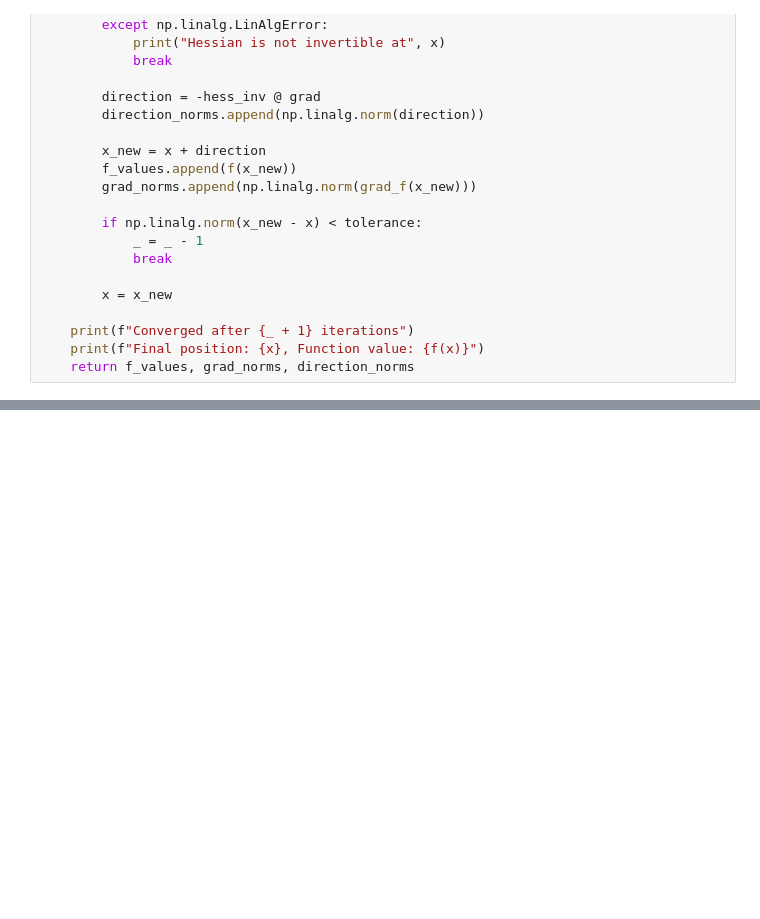
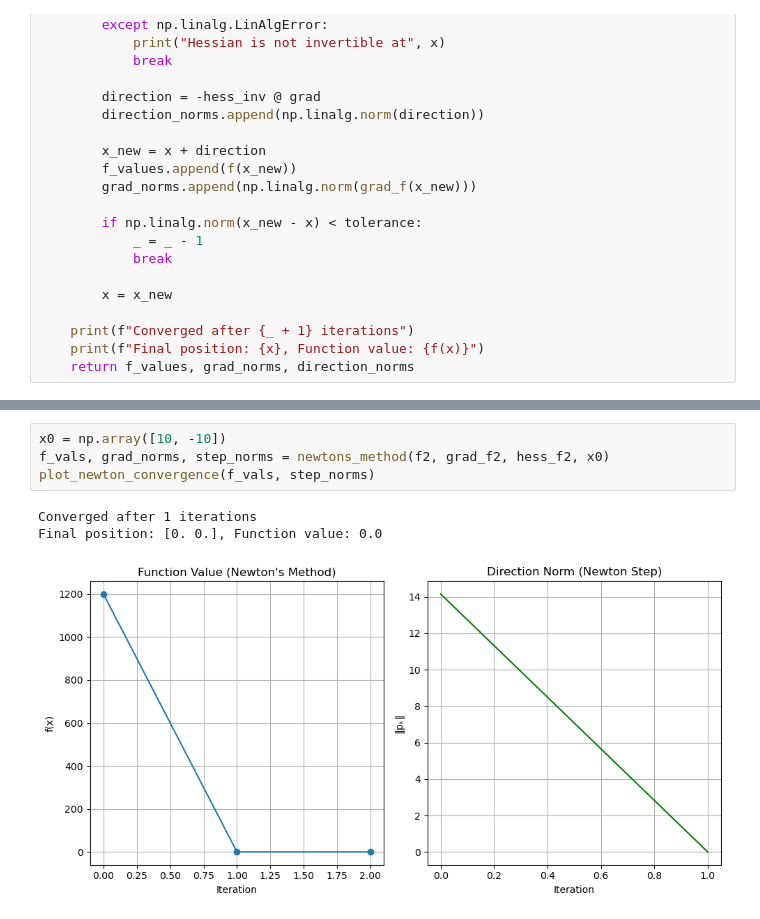
Before and after one commit to Devang420/Summer-Project, a Jupyter notebook: newtons.ipynb, the cells around one changed output, grey strips where cells are left out. Saved outputs shown, nothing was run; the diff lists cells and outputs as text; blank space fills up the shorter version.

```diff
--- a/newtons.ipynb
+++ b/newtons.ipynb
@@ -132,0 +120,8 @@ plt.show()
+# %%
+x0 = np.array([10, -10])
+f_vals, grad_norms, step_norms = newtons_method(f2, grad_f2, hess_f2, x0)
+plot_newton_convergence(f_vals, step_norms)
+# %% [output]
+Converged after 1 iterations
+Final position: [0. 0.], Function value: 0.0
+[figure, added]
```
Also changed, not shown: parts of 13 cells of this notebook, 4 other files.
